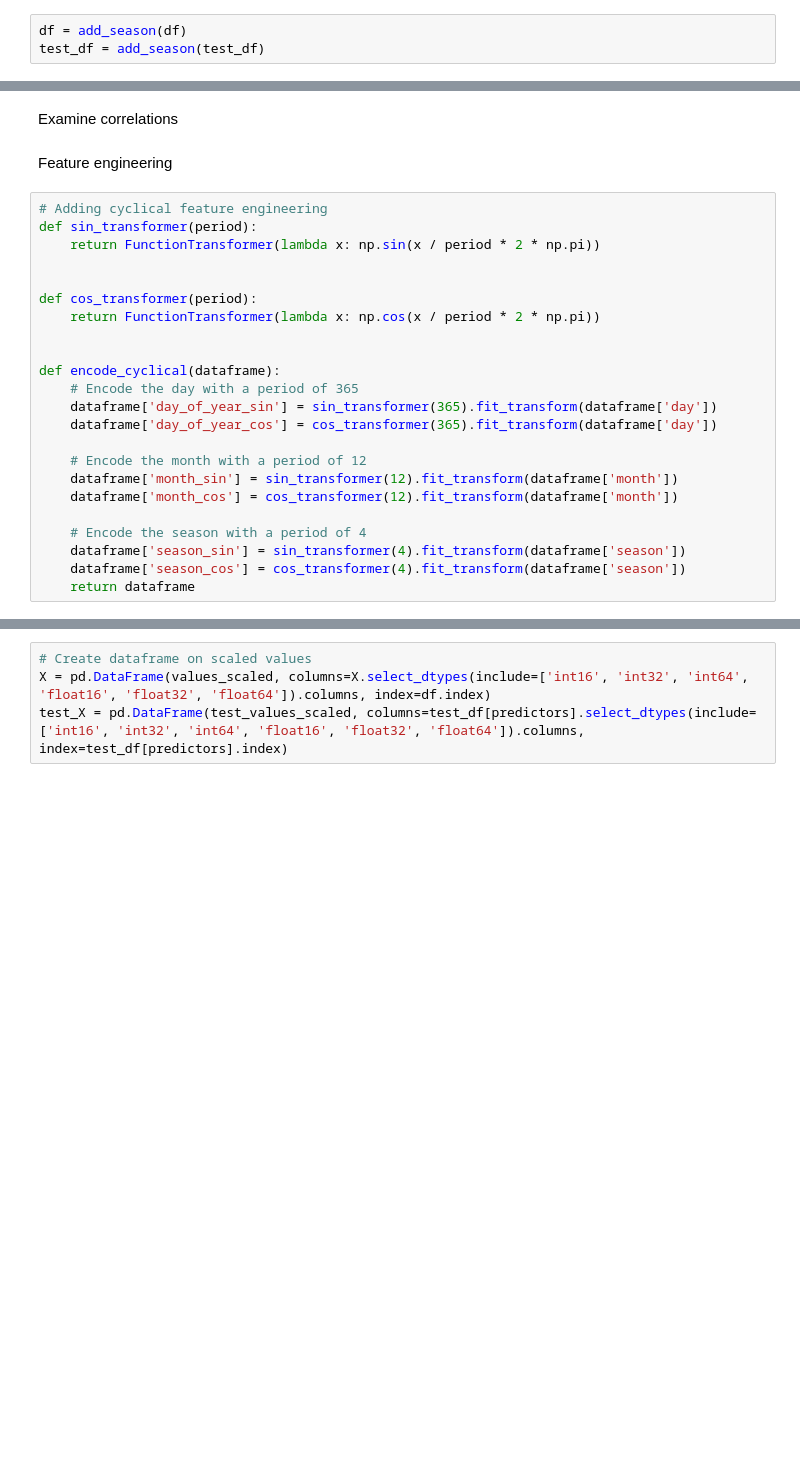
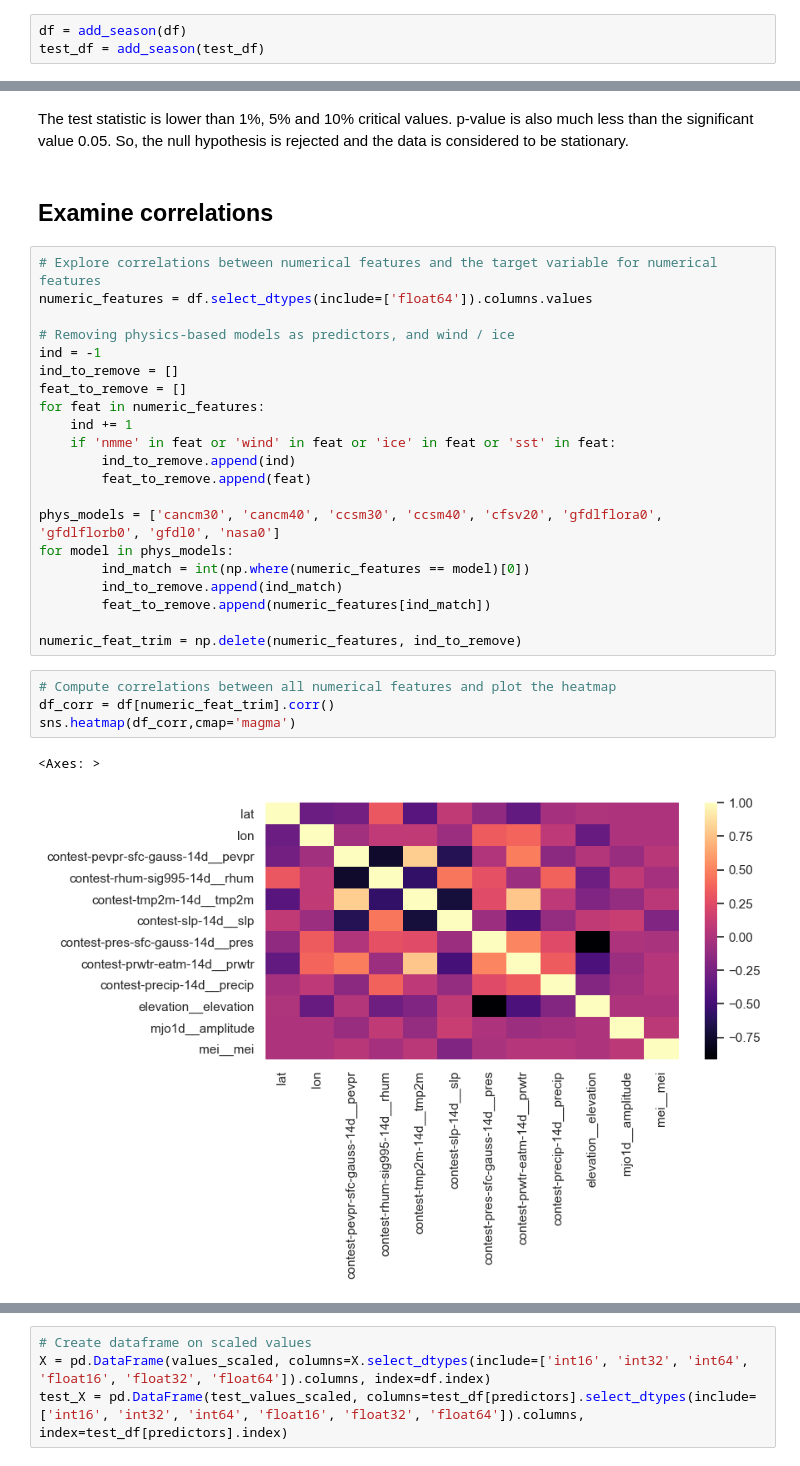
Before and after one commit to apiscopo/TimeSeriesForecasting_temperature, a Jupyter notebook: amy-wids-2023.ipynb, the cells around one changed output, grey strips where cells are left out. Saved outputs shown, nothing was run; the diff lists cells and outputs as text; blank space fills up the shorter version.

```diff
--- a/amy-wids-2023.ipynb
+++ b/amy-wids-2023.ipynb
@@ -109,27 +123,32 @@ Observation: The time series dataset is highly seasonal and no up/down trend
+# %% [markdown]
+The test statistic is lower than 1%, 5% and 10%  critical values. p-value is also much less than the significant value 0.05. So, the null hypothesis is rejected and the data is considered to be stationary.
 # %% [markdown]
-Examine correlations
+## Examine correlations
-# %% [markdown]
-Feature engineering
-# %%
-# Adding cyclical feature engineering
-def sin_transformer(period):
-    return FunctionTransformer(lambda x: np.sin(x / period * 2 * np.pi))
-
-
-def cos_transformer(period):
-    return FunctionTransformer(lambda x: np.cos(x / period * 2 * np.pi))
-
-
-def encode_cyclical(dataframe):
-    # Encode the day with a period of 365
-    dataframe['day_of_year_sin'] = sin_transformer(365).fit_transform(dataframe['day'])
-    dataframe['day_of_year_cos'] = cos_transformer(365).fit_transform(dataframe['day'])
-
-    # Encode the month with a period of 12
-    dataframe['month_sin'] = sin_transformer(12).fit_transform(dataframe['month'])
-    dataframe['month_cos'] = cos_transformer(12).fit_transform(dataframe['month'])
-
-    # Encode the season with a period of 4
-    dataframe['season_sin'] = sin_transformer(4).fit_transform(dataframe['season'])
-    dataframe['season_cos'] = cos_transformer(4).fit_transform(dataframe['season'])
-    return dataframe
+# %%
+# Explore correlations between numerical features and the target variable for numerical features
+numeric_features = df.select_dtypes(include=['float64']).columns.values
+
+# Removing physics-based models as predictors, and wind / ice
+ind = -1
+ind_to_remove = []
+feat_to_remove = []
+for feat in numeric_features:
+    ind += 1
+    if 'nmme' in feat or 'wind' in feat or 'ice' in feat or 'sst' in feat:
+        ind_to_remove.append(ind)
+        feat_to_remove.append(feat)
+
+phys_models = ['cancm30', 'cancm40', 'ccsm30', 'ccsm40', 'cfsv20', 'gfdlflora0', 'gfdlflorb0', 'gfdl0', 'nasa0']
+for model in phys_models:
+        ind_match = int(np.where(numeric_features == model)[0])
+        ind_to_remove.append(ind_match)
+        feat_to_remove.append(numeric_features[ind_match])
+
+numeric_feat_trim = np.delete(numeric_features, ind_to_remove)
+# %%
+# Compute correlations between all numerical features and plot the heatmap
+df_corr = df[numeric_feat_trim].corr()
+sns.heatmap(df_corr,cmap='magma')
+# %% [output]
+<Axes: >
+[figure, added]
```
Also changed, not shown: parts of 24 cells of this notebook.
